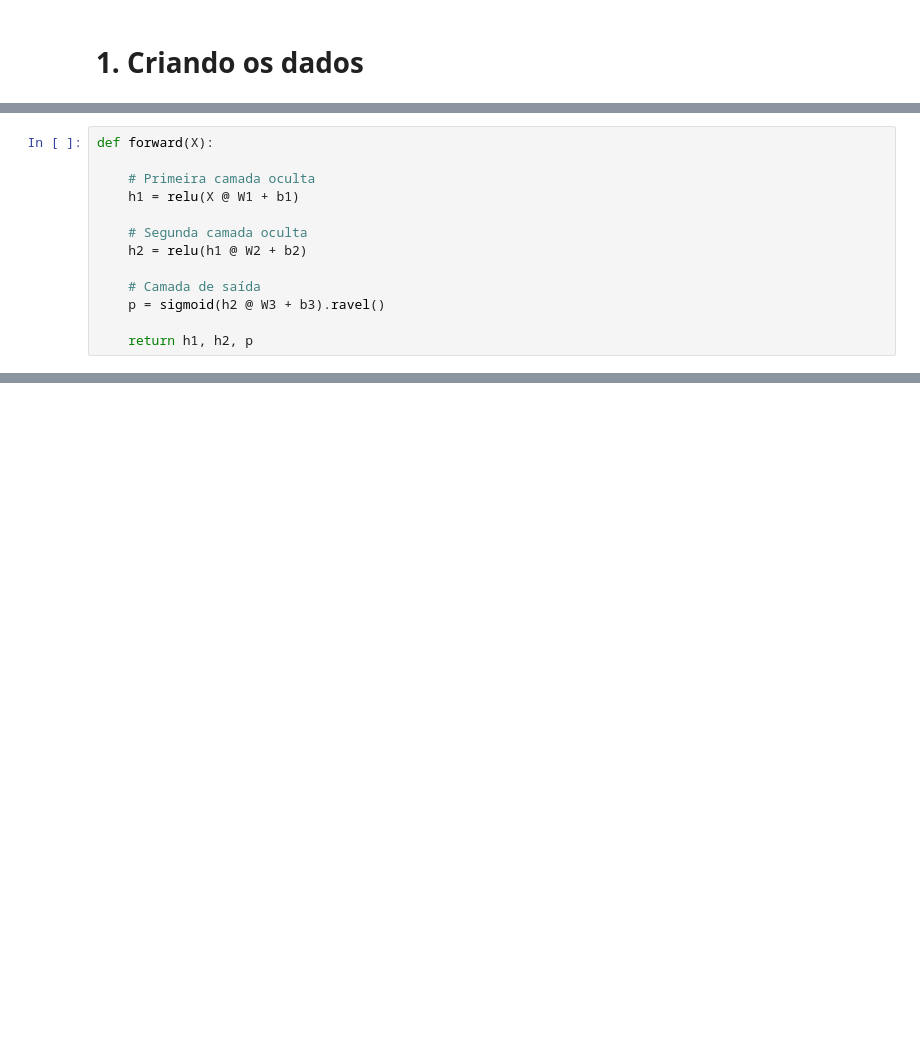
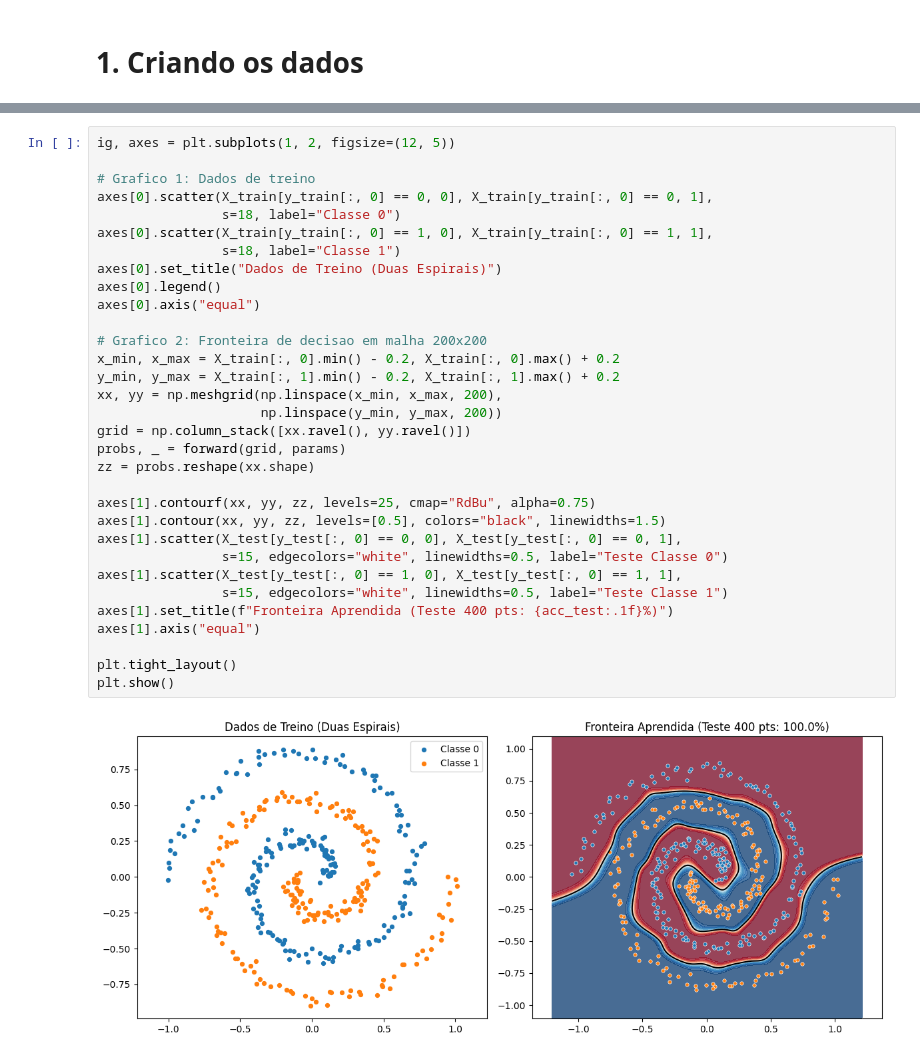
Before and after one commit to taniviadev/ebooks-acervos-digitais, a Jupyter notebook: minha-primeira-rede-neural-duas-espirais.ipynb, the cells around one changed output, grey strips where cells are left out. Cells and saved outputs as stored; diff of their text form; blank space fills up the shorter version.

Commit message:
Kaggle Notebook | Minha primeira rede neural - Duas espirais | Version 3

```diff
--- a/minha-primeira-rede-neural-duas-espirais.ipynb
+++ b/minha-primeira-rede-neural-duas-espirais.ipynb
@@ -183,13 +176,0 @@ def sigmoid(z):
-# %%
-def forward(X):
-
-    # Primeira camada oculta
-    h1 = relu(X @ W1 + b1)
-
-    # Segunda camada oculta
-    h2 = relu(h1 @ W2 + b2)
-
-    # Camada de saída
-    p = sigmoid(h2 @ W3 + b3).ravel()
-
-    return h1, h2, p
@@ -318,0 +177,34 @@ plt.show()
+# %%
+ig, axes = plt.subplots(1, 2, figsize=(12, 5))
+
+# Grafico 1: Dados de treino
+axes[0].scatter(X_train[y_train[:, 0] == 0, 0], X_train[y_train[:, 0] == 0, 1],
+                s=18, label="Classe 0")
+axes[0].scatter(X_train[y_train[:, 0] == 1, 0], X_train[y_train[:, 0] == 1, 1],
+                s=18, label="Classe 1")
+axes[0].set_title("Dados de Treino (Duas Espirais)")
+axes[0].legend()
+axes[0].axis("equal")
+
+# Grafico 2: Fronteira de decisao em malha 200x200
+x_min, x_max = X_train[:, 0].min() - 0.2, X_train[:, 0].max() + 0.2
+y_min, y_max = X_train[:, 1].min() - 0.2, X_train[:, 1].max() + 0.2
+xx, yy = np.meshgrid(np.linspace(x_min, x_max, 200),
+                     np.linspace(y_min, y_max, 200))
+grid = np.column_stack([xx.ravel(), yy.ravel()])
+probs, _ = forward(grid, params)
+zz = probs.reshape(xx.shape)
+
+axes[1].contourf(xx, yy, zz, levels=25, cmap="RdBu", alpha=0.75)
+axes[1].contour(xx, yy, zz, levels=[0.5], colors="black", linewidths=1.5)
+axes[1].scatter(X_test[y_test[:, 0] == 0, 0], X_test[y_test[:, 0] == 0, 1],
+                s=15, edgecolors="white", linewidths=0.5, label="Teste Classe 0")
+axes[1].scatter(X_test[y_test[:, 0] == 1, 0], X_test[y_test[:, 0] == 1, 1],
+                s=15, edgecolors="white", linewidths=0.5, label="Teste Classe 1")
+axes[1].set_title(f"Fronteira Aprendida (Teste 400 pts: {acc_test:.1f}%)")
+axes[1].axis("equal")
+
+plt.tight_layout()
+plt.show()
+# %% [output]
+[figure, added]
```
Also changed, not shown: parts of 24 cells of this notebook.
